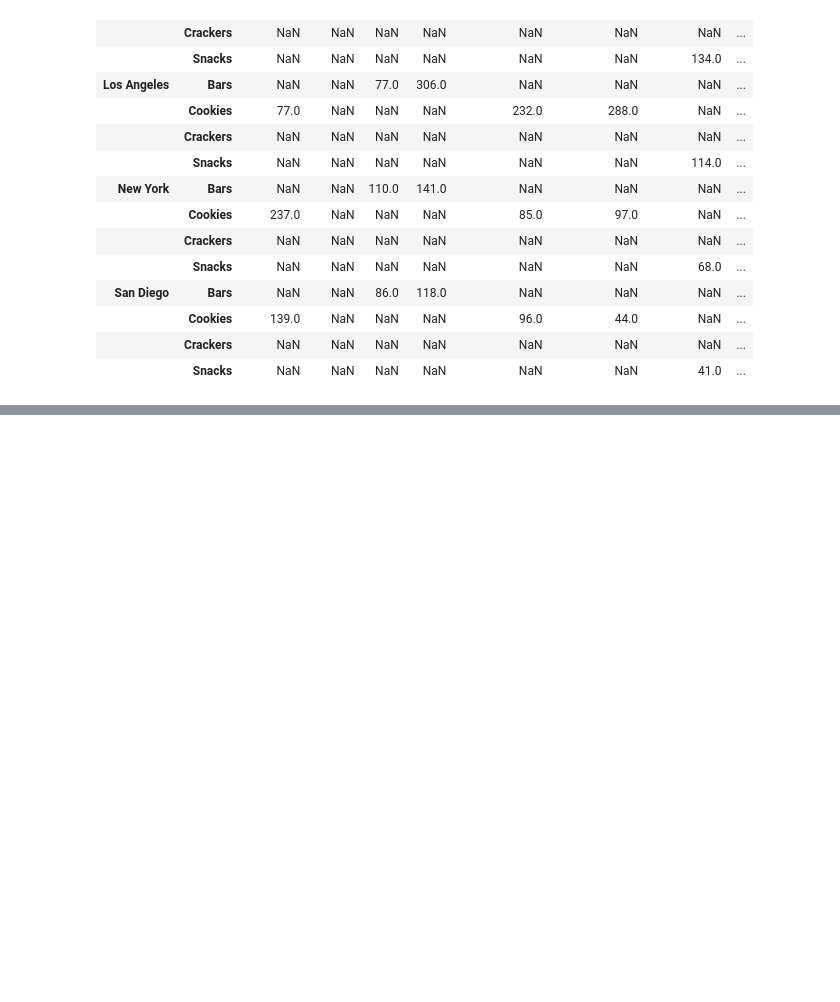
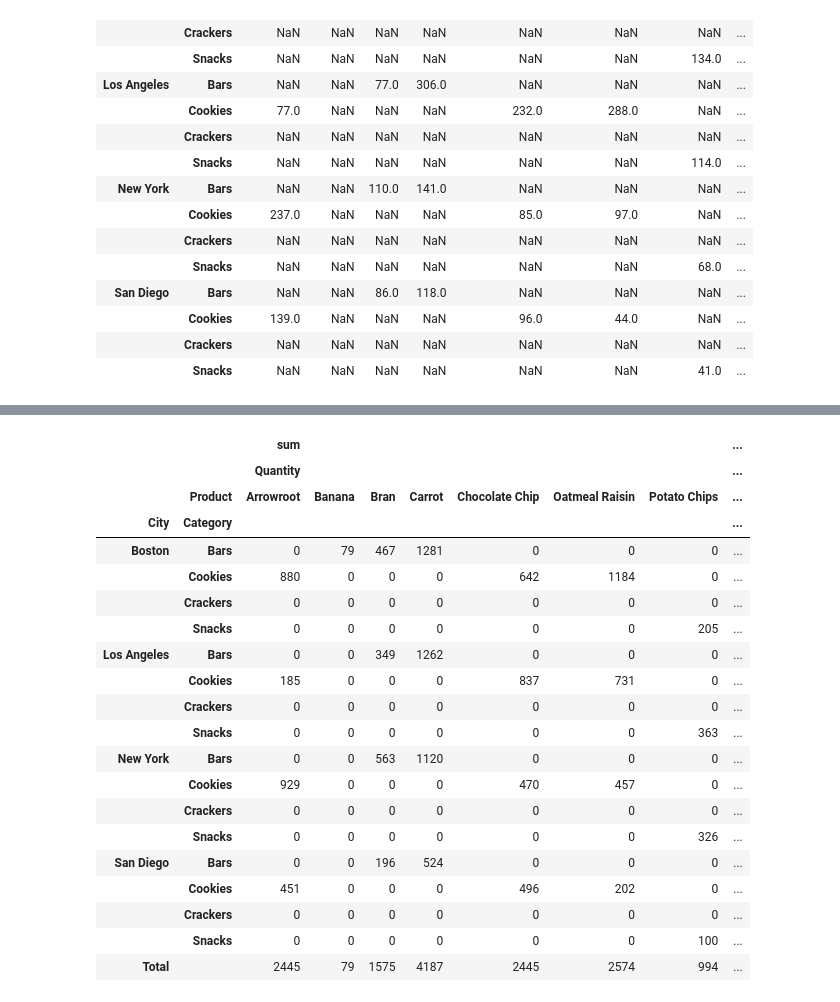
Before and after one commit to sledhead/python_core_test, a Jupyter notebook: excel_test.ipynb, the cells around one changed output, grey strips where cells are left out. Cells and saved outputs as stored; diff of their text form; code cells hidden in the pictures; blank space fills up the shorter version.

```diff
--- a/excel_test.ipynb
+++ b/excel_test.ipynb
@@ -202,0 +203,24 @@ df.pivot_table(index=['City','Category'],columns='Product',values=['Quantity'],
+# %%
+df.pivot_table(index=['City','Category'],columns='Product',values=['Quantity'], aggfunc=['sum'], fill_value=0, margins=True, margins_name="Total")
+# %% [output]
+|  |  | sum |  |  |  |  |  |  | ... |
+|  |  | Quantity |  |  |  |  |  |  | ... |
+|  | Product | Arrowroot | Banana | Bran | Carrot | Chocolate Chip | Oatmeal Raisin | Potato Chips | ... |
+| City | Category |  |  |  |  |  |  |  | ... |
+| Boston | Bars | 0 | 79 | 467 | 1281 | 0 | 0 | 0 | ... |
+|  | Cookies | 880 | 0 | 0 | 0 | 642 | 1184 | 0 | ... |
+|  | Crackers | 0 | 0 | 0 | 0 | 0 | 0 | 0 | ... |
+|  | Snacks | 0 | 0 | 0 | 0 | 0 | 0 | 205 | ... |
+| Los Angeles | Bars | 0 | 0 | 349 | 1262 | 0 | 0 | 0 | ... |
+|  | Cookies | 185 | 0 | 0 | 0 | 837 | 731 | 0 | ... |
+|  | Crackers | 0 | 0 | 0 | 0 | 0 | 0 | 0 | ... |
+|  | Snacks | 0 | 0 | 0 | 0 | 0 | 0 | 363 | ... |
+| New York | Bars | 0 | 0 | 563 | 1120 | 0 | 0 | 0 | ... |
+|  | Cookies | 929 | 0 | 0 | 0 | 470 | 457 | 0 | ... |
+|  | Crackers | 0 | 0 | 0 | 0 | 0 | 0 | 0 | ... |
+|  | Snacks | 0 | 0 | 0 | 0 | 0 | 0 | 326 | ... |
+| San Diego | Bars | 0 | 0 | 196 | 524 | 0 | 0 | 0 | ... |
+|  | Cookies | 451 | 0 | 0 | 0 | 496 | 202 | 0 | ... |
+|  | Crackers | 0 | 0 | 0 | 0 | 0 | 0 | 0 | ... |
+|  | Snacks | 0 | 0 | 0 | 0 | 0 | 0 | 100 | ... |
+| Total |  | 2445 | 79 | 1575 | 4187 | 2445 | 2574 | 994 | ... |
```
Also changed, not shown: parts of 2 cells of this notebook.
